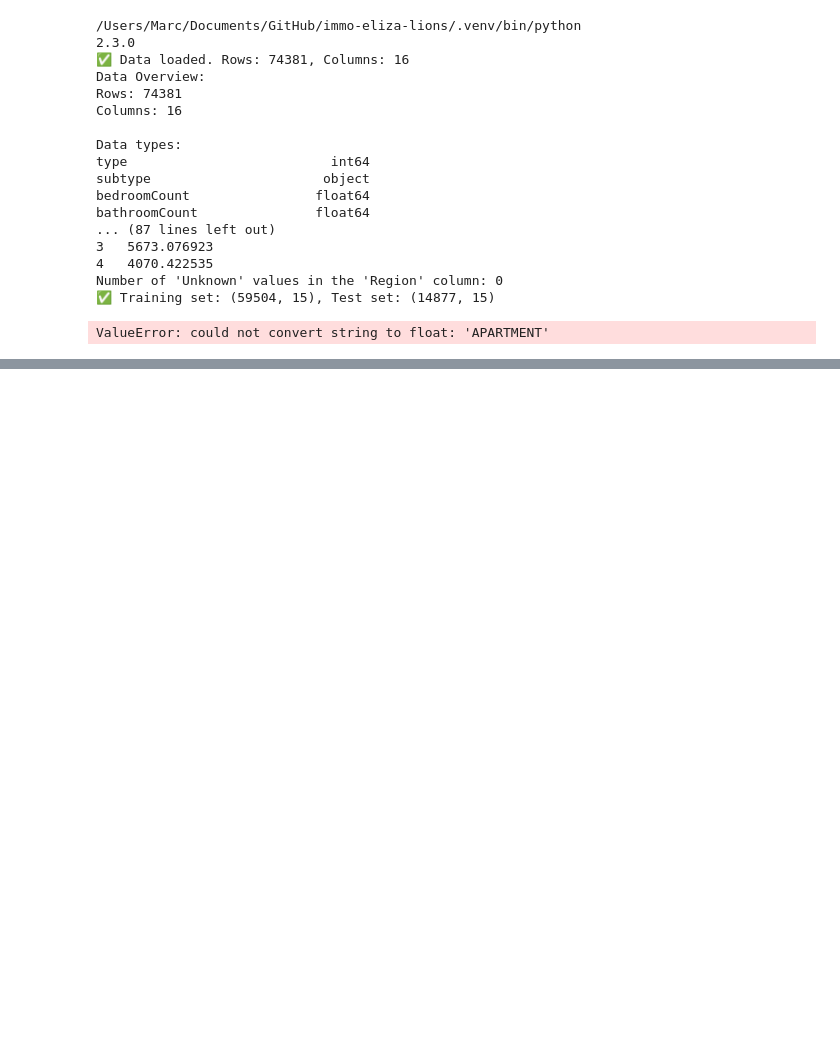
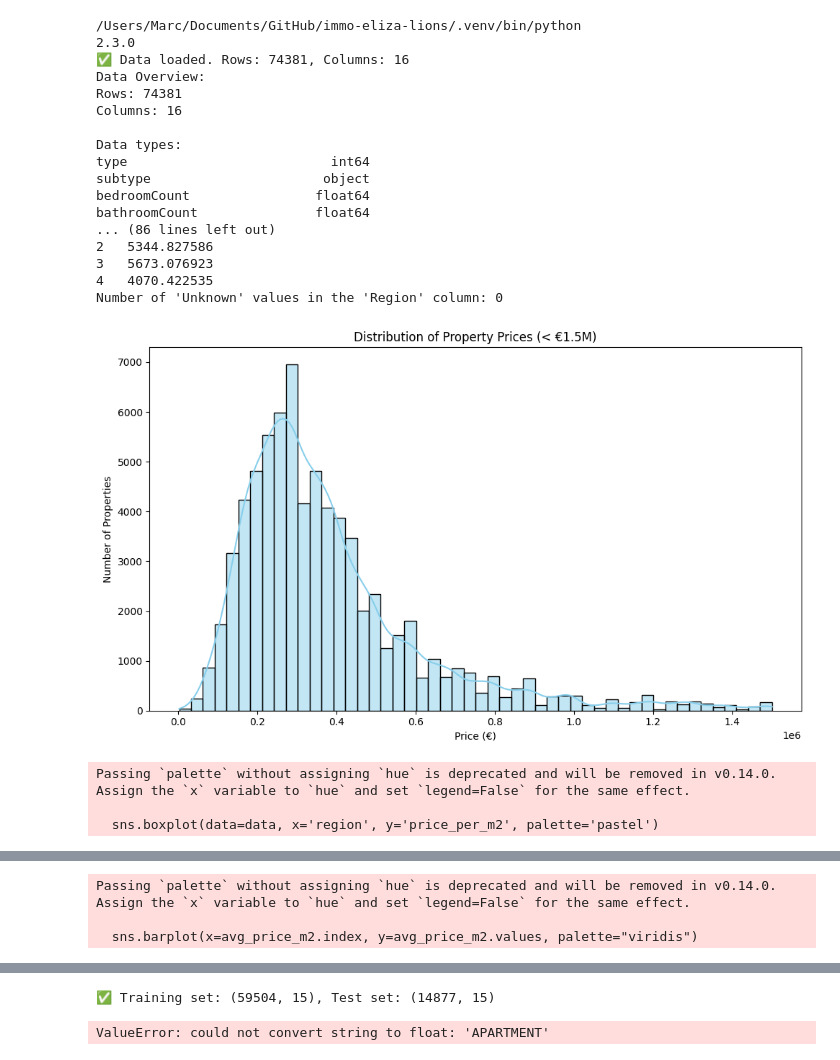
Before and after one commit to Marcvg69/immo-eliza-lions, a Jupyter notebook: analysis/data_analysis_mvg.ipynb, the cells around one changed output, grey strips where cells are left out. Drawn from its saved outputs; the diff is of its cells as text; code cells hidden in the pictures; blank space fills up the shorter version.

Commit message:
Added some visuals

```diff
--- a/analysis/data_analysis_mvg.ipynb
+++ b/analysis/data_analysis_mvg.ipynb
@@ -52,6 +139,61 @@ unknown_count = data[data['region'] == 'Unknown'].shape[0]
 print(f"Number of 'Unknown' values in the 'Region' column: {unknown_count}")
 
 
+# === EXPLORATORY ANALYSIS: NEW VISUALIZATIONS ===
+
+# 1. Distribution of Property Prices (below €1.5M)
+# This helps identify the shape of the price distribution and presence of outliers
+plt.figure(figsize=(10, 6))
+sns.histplot(data[data['price'] < 1_500_000]['price'], bins=50, kde=True, color='skyblue')
+plt.title("Distribution of Property Prices (< €1.5M)")
+plt.xlabel("Price (€)")
+plt.ylabel("Number of Properties")
+plt.tight_layout()
+plt.show()
+
+# 2. Boxplot of Price per m² by Region
+# Boxplots are great to compare central tendency and spread across categories
+plt.figure(figsize=(8, 6))
+sns.boxplot(data=data, x='region', y='price_per_m2', palette='pastel')
+plt.title("Price per m² by Region")
+plt.xlabel("Region")
+plt.ylabel("Price per m² (€)")
+plt.tight_layout()
+plt.show()
+
+# 3. Heatmap of Correlations Between Numeric Features
+# Helps reveal which variables have a strong relationship, useful for feature selection
+plt.figure(figsize=(10, 8))
+sns.heatmap(data.select_dtypes(include='number').corr(), annot=True, cmap='coolwarm', vmin=-1, vmax=1)
+plt.title("Correlation Heatmap of Numeric Variables")
+plt.tight_layout()
+plt.show()
+
+# 4. Price vs. Surface Area by Region
+# A colored scatterplot shows if the size–price relationship differs per region
+plt.figure(figsize=(10, 6))
+sns.scatterplot(data=data, x='habitableSurface', y='price', hue='region', alpha=0.6)
+plt.title("Price vs. Habitable Surface Area by Region")
+plt.xlabel("Habitable Surface (m²)")
+plt.ylabel("Price (€)")
+plt.tight_layout()
+plt.show()
+
+# 5. Average Price per m² by Property Subtype
+# Shows which property subtypes tend to be more expensive per m²
+avg_price_m2 = data.groupby("subtype")["price_per_m2"].mean().sort_values(ascending=False)
+
+plt.figure(figsize=(12, 6))
+sns.barplot(x=avg_price_m2.index, y=avg_price_m2.values, palette="viridis")
+plt.xticks(rotation=90)
+plt.title("Average Price per m² by Property Subtype")
+plt.ylabel("Price per m² (€)")
+plt.xlabel("Property Subtype")
+plt.tight_layout()
+plt.show()
+
+
+# WIP
 # === STEP 3: TRAIN-TEST SPLIT ===
 # We split the data into training and test sets so that the model can learn on one part
 # and be evaluated on unseen data.
@@ -162,33 +304,36 @@ if 'region_Flanders' in data.columns or 'region' in data.columns:
             else:
                 return 'Brussels'
         df_copy['region'] = df_copy.apply(reverse_region, axis=1)
 
     df_filtered = df_copy[(df_copy['price'] > 100000) & (df_copy['price'] < 1000000)]
     median_prices = df_filtered.groupby(['region', 'type'])['price_per_m2'].median().reset_index()
 
     plot = sns.catplot(x="region", y="price_per_m2", hue="type", kind="bar", data=median_prices, palette="Set2")
     plt.title("Median Price per m² by Region and Property Type")
     plot._legend.set_title("Property Type")
     plot._legend.texts[0].set_text("Apartment")
     plot._legend.texts[1].set_text("House")
     plt.tight_layout()
     plt.show()
 # %% [output]
 /Users/Marc/Documents/GitHub/immo-eliza-lions/.venv/bin/python
 2.3.0
 ✅ Data loaded. Rows: 74381, Columns: 16
 Data Overview:
 Rows: 74381
 Columns: 16
 
 Data types:
 type                          int64
 subtype                      object
 bedroomCount                float64
 bathroomCount               float64
-... (87 lines left out)
+... (86 lines left out)
+2   5344.827586
 3   5673.076923
 4   4070.422535
 Number of 'Unknown' values in the 'Region' column: 0
-✅ Training set: (59504, 15), Test set: (14877, 15)
+[figure, added]
-ValueError: could not convert string to float: 'APARTMENT'
+Passing `palette` without assigning `hue` is deprecated and will be removed in v0.14.0. Assign the `x` variable to `hue` and set `legend=False` for the same effect.
+
+  sns.boxplot(data=data, x='region', y='price_per_m2', palette='pastel')
@@ -194,0 +343,3 @@ ValueError: could not convert string to float: 'APARTMENT'
+Passing `palette` without assigning `hue` is deprecated and will be removed in v0.14.0. Assign the `x` variable to `hue` and set `legend=False` for the same effect.
+
+  sns.barplot(x=avg_price_m2.index, y=avg_price_m2.values, palette="viridis")
@@ -194,0 +347,2 @@ ValueError: could not convert string to float: 'APARTMENT'
+✅ Training set: (59504, 15), Test set: (14877, 15)
+ValueError: could not convert string to float: 'APARTMENT'
```
Also changed, not shown: parts of 2 cells of this notebook, 5 other files.
